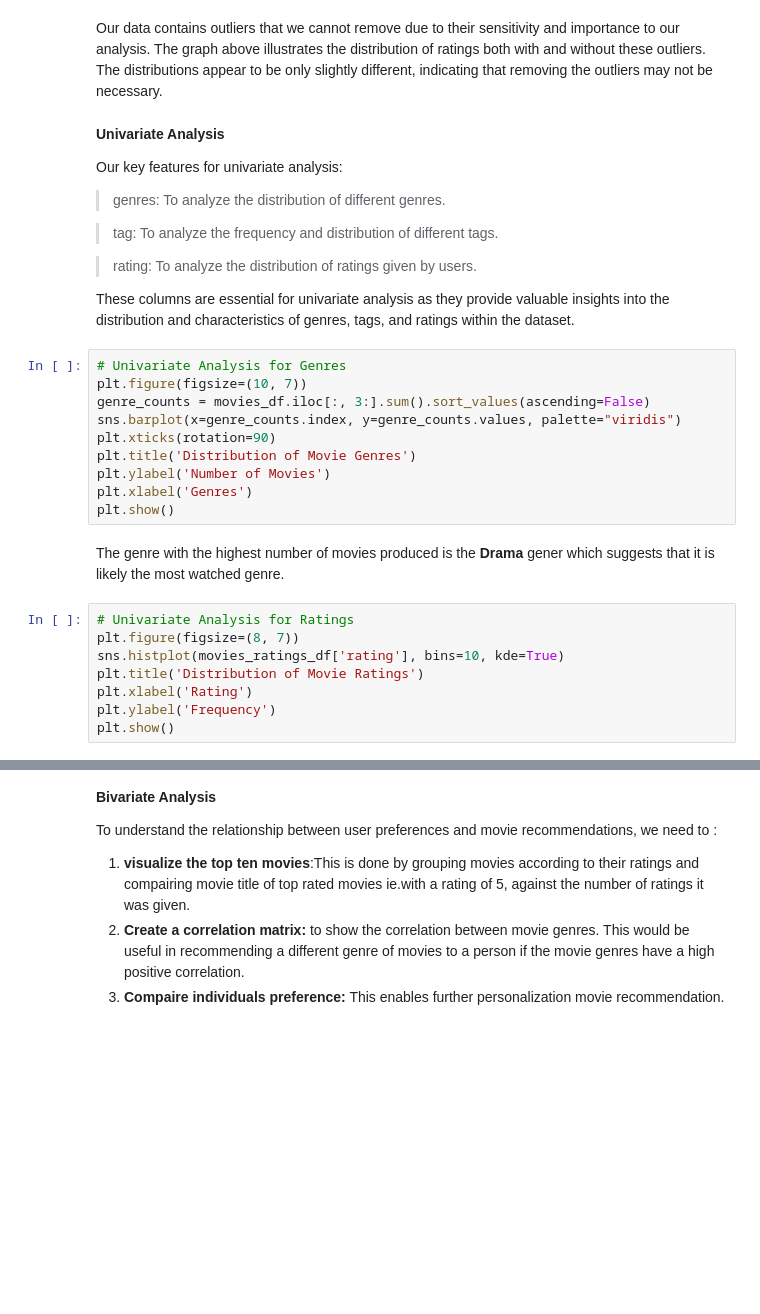
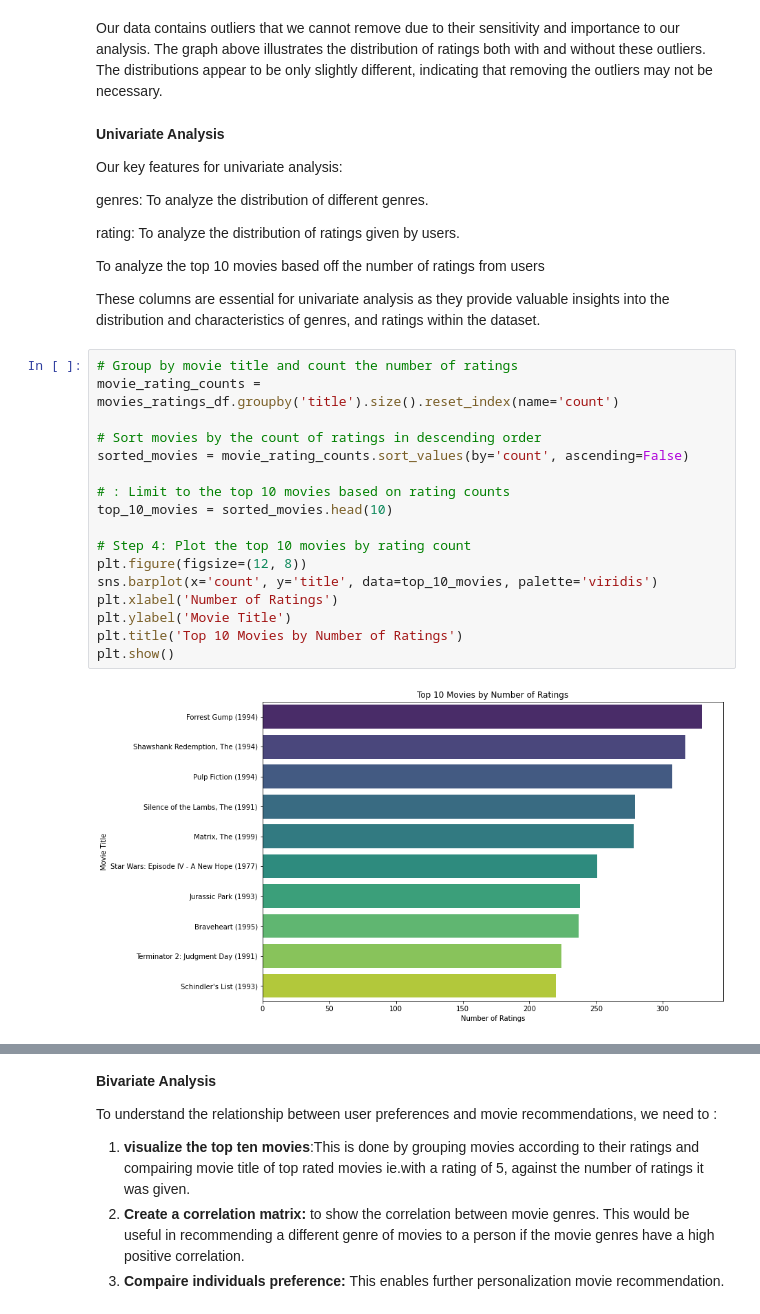
Before and after one commit to TyrionCodister/FlickFlare--Movie--Recommendation--System, a Jupyter notebook: Movie Recommendation System.ipynb, the cells around one changed output, grey strips where cells are left out. Drawn from its saved outputs; the diff is of its cells as text; blank space fills up the shorter version.

```diff
--- a/Movie Recommendation System.ipynb
+++ b/Movie Recommendation System.ipynb
@@ -668,30 +570,30 @@ Our data contains outliers that we cannot remove due to their sensitivity and im
 **Univariate Analysis**
 
 Our key features for univariate analysis:
->genres: To analyze the distribution of different genres.
 
->tag: To analyze the frequency and distribution of different tags.
+genres: To analyze the distribution of different genres.
 
->rating: To analyze the distribution of ratings given by users.
+rating: To analyze the distribution of ratings given by users.
 
-These columns are essential for univariate analysis as they provide valuable insights into the distribution and characteristics of genres, tags, and ratings within the dataset.
+To analyze the top 10 movies based off the number of ratings from users
+
+These columns are essential for univariate analysis as they provide valuable insights into the distribution and characteristics of genres,  and ratings within the dataset.
-# %%
-# Univariate Analysis for Genres
-plt.figure(figsize=(10, 7))
-genre_counts = movies_df.iloc[:, 3:].sum().sort_values(ascending=False)
-sns.barplot(x=genre_counts.index, y=genre_counts.values, palette="viridis")
-plt.xticks(rotation=90)
-plt.title('Distribution of Movie Genres')
-plt.ylabel('Number of Movies')
-plt.xlabel('Genres')
-plt.show()
-# %% [markdown]
-The genre with the highest number of movies produced is the **Drama** gener which suggests that it is likely the most watched genre.
-# %%
-# Univariate Analysis for Ratings
-plt.figure(figsize=(8, 7))
-sns.histplot(movies_ratings_df['rating'], bins=10, kde=True)
-plt.title('Distribution of Movie Ratings')
-plt.xlabel('Rating')
-plt.ylabel('Frequency')
-plt.show()
+# %%
+# Group by movie title and count the number of ratings
+movie_rating_counts = movies_ratings_df.groupby('title').size().reset_index(name='count')
+
+# Sort movies by the count of ratings in descending order
+sorted_movies = movie_rating_counts.sort_values(by='count', ascending=False)
+
+# : Limit to the top 10 movies based on rating counts
+top_10_movies = sorted_movies.head(10)
+
+# Step 4: Plot the top 10 movies by rating count
+plt.figure(figsize=(12, 8))
+sns.barplot(x='count', y='title', data=top_10_movies, palette='viridis')
+plt.xlabel('Number of Ratings')
+plt.ylabel('Movie Title')
+plt.title('Top 10 Movies by Number of Ratings')
+plt.show()
+# %% [output]
+[figure, added]
```
Also changed, not shown: parts of 36 cells of this notebook.
